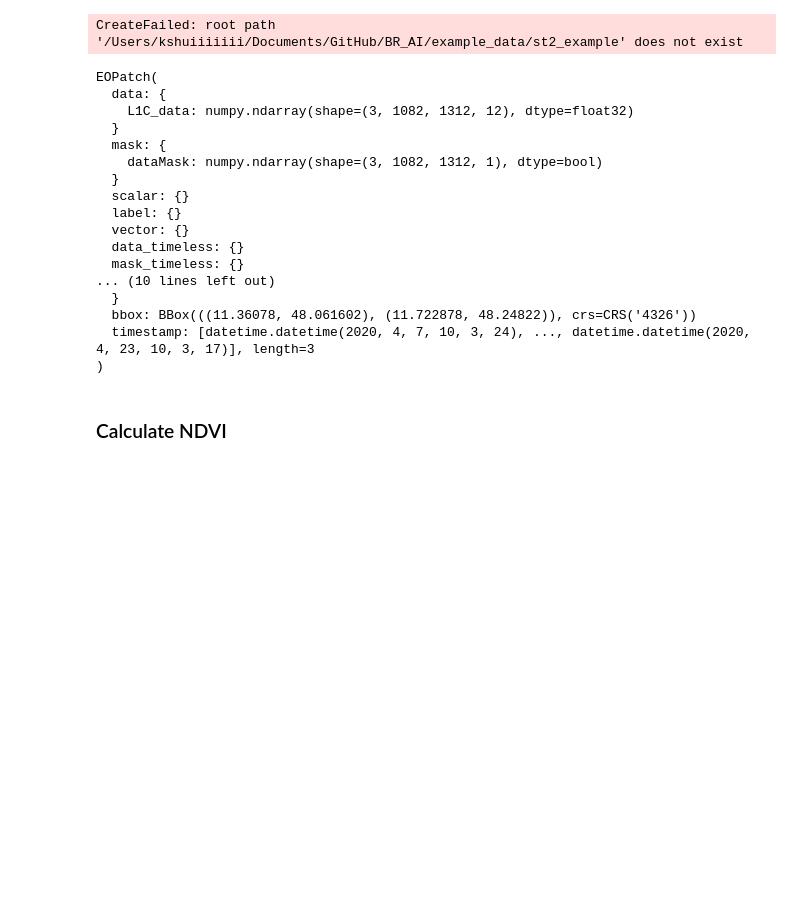
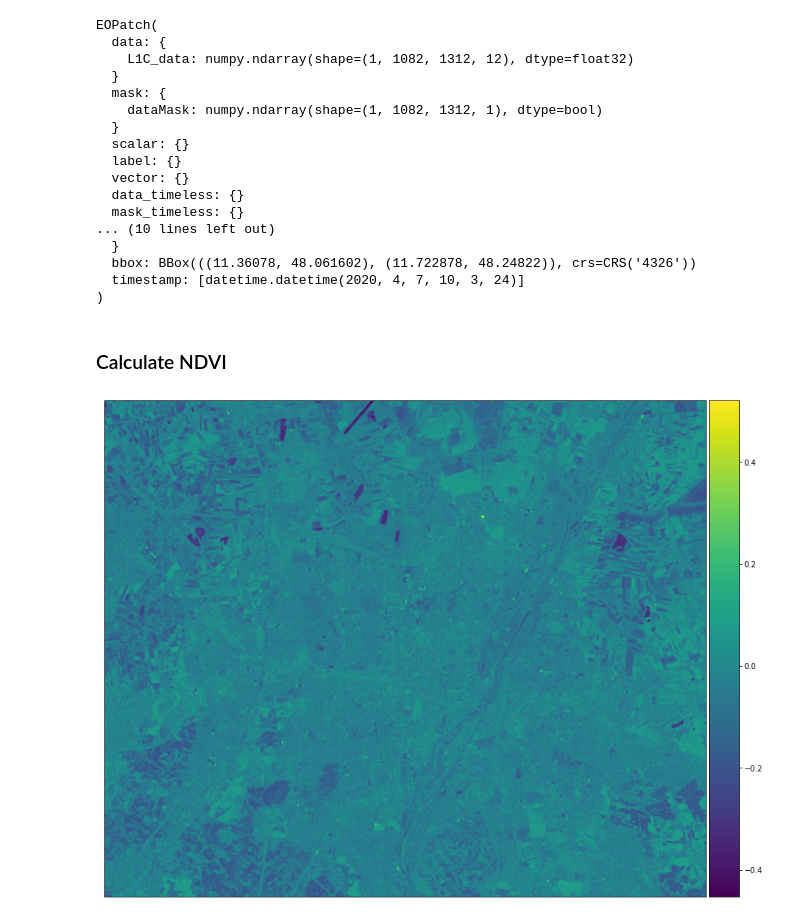
Before and after one commit to sanchitchip/BR_AI, a Jupyter notebook: example/example_temperature.ipynb, the cells around one changed output. Drawn from its saved outputs; the diff is of its cells as text; code cells hidden in the pictures; blank space fills up the shorter version.

Commit message:
Updata example_temperature
Updata example_temperature

```diff
--- a/example/example_temperature.ipynb
+++ b/example/example_temperature.ipynb
@@ -11,17 +12,15 @@ import plot_utils
 # %%
 # Read eopatch as eodata
-eopatch = EOPatch.load('../example_data/st2_example')
+eopatch = EOPatch.load('../data/ld8_example')
-# %% [output]
-CreateFailed: root path '/Users/kshuiiiiiii/Documents/GitHub/BR_AI/example_data/st2_example' does not exist
 # %%
 eopatch
 # %% [output]
 EOPatch(
   data: {
-    L1C_data: numpy.ndarray(shape=(3, 1082, 1312, 12), dtype=float32)
+    L1C_data: numpy.ndarray(shape=(1, 1082, 1312, 12), dtype=float32)
   }
   mask: {
-    dataMask: numpy.ndarray(shape=(3, 1082, 1312, 1), dtype=bool)
+    dataMask: numpy.ndarray(shape=(1, 1082, 1312, 1), dtype=bool)
   }
   scalar: {}
   label: {}
@@ -31,7 +30,7 @@ EOPatch(
 ... (10 lines left out)
   }
   bbox: BBox(((11.36078, 48.061602), (11.722878, 48.24822)), crs=CRS('4326'))
-  timestamp: [datetime.datetime(2020, 4, 7, 10, 3, 24), ..., datetime.datetime(2020, 4, 23, 10, 3, 17)], length=3
+  timestamp: [datetime.datetime(2020, 4, 7, 10, 3, 24)]
 )
 # %% [markdown]
 ### Calculate NDVI
@@ -39,3 +38,7 @@ EOPatch(
 eopatch_data = eopatch.data['L1C_data']
 # %%
 NDVI_REF = nd_index.calc_ndvi(eopatch_data)
+# %%
+plot_utils.plot_ndi(NDVI_REF[0])
+# %% [output]
+[figure, added]
```
Also changed, not shown: parts of 5 cells of this notebook, 2 other files.
